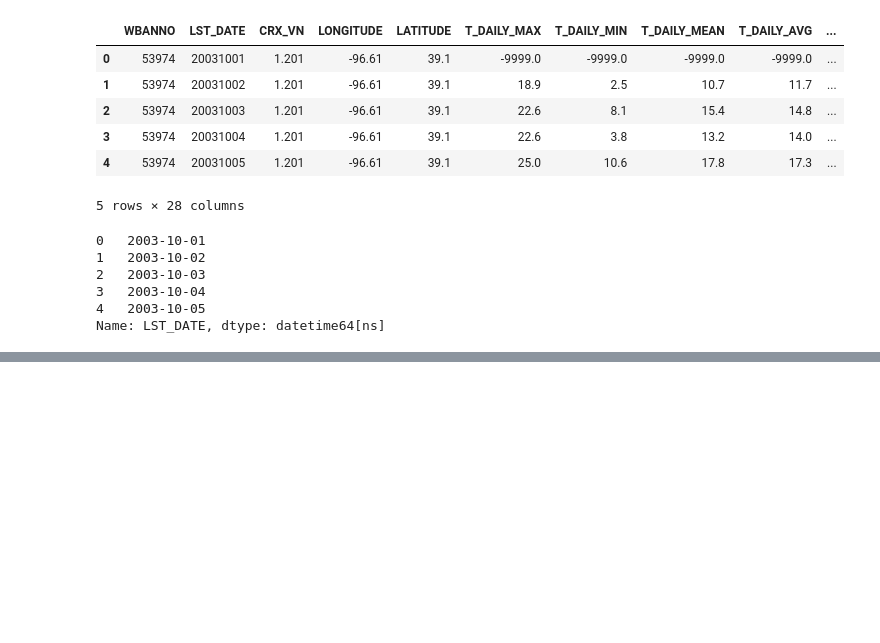
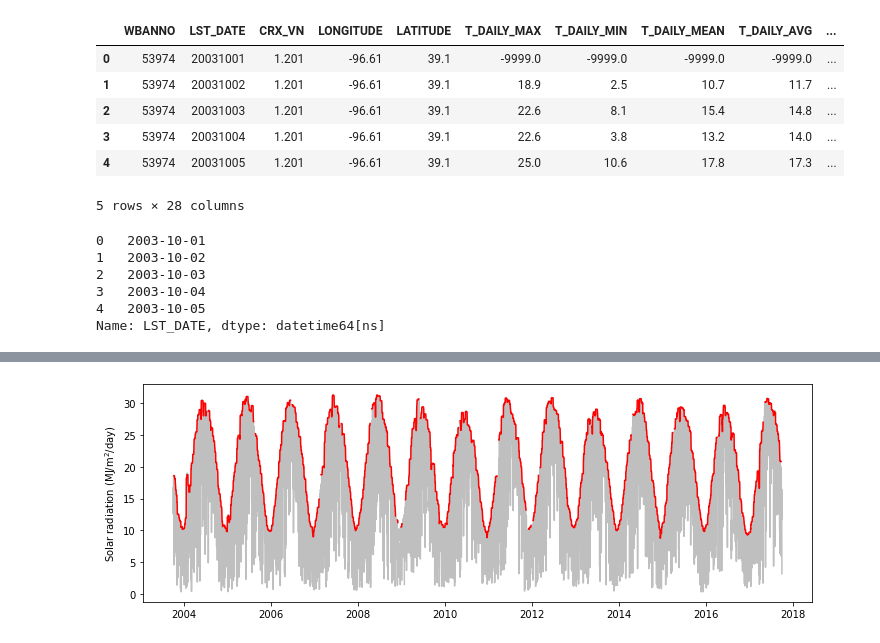
Before and after one commit to andres-patrignani/pynotes, a Jupyter notebook: notebooks/solar_radiation.ipynb, the cells around one changed output, grey strips where cells are left out. Drawn from its saved outputs; the diff is of its cells as text; code cells hidden in the pictures; blank space fills up the shorter version.

```diff
--- a/notebooks/solar_radiation.ipynb
+++ b/notebooks/solar_radiation.ipynb
@@ -49,0 +56,12 @@ plt.show()
+# %%
+# clear sky solar radiation from observations
+df["Rso_obs"] = df["SOLARAD_DAILY"].rolling(window=15, center=True).quantile(0.99)
+
+# Observe trends in solar radiation data
+plt.figure(figsize=(12,4))
+plt.plot(df["LST_DATE"], df["SOLARAD_DAILY"], '-k', alpha=0.25)
+plt.plot(df["LST_DATE"], df["Rso_obs"], '-r')
+plt.ylabel("Solar radiation (MJ/m$^2$/day)" )
+plt.show()
+# %% [output]
+[figure, added]
```
Also changed, not shown: parts of 11 cells of this notebook, 17 other files.
